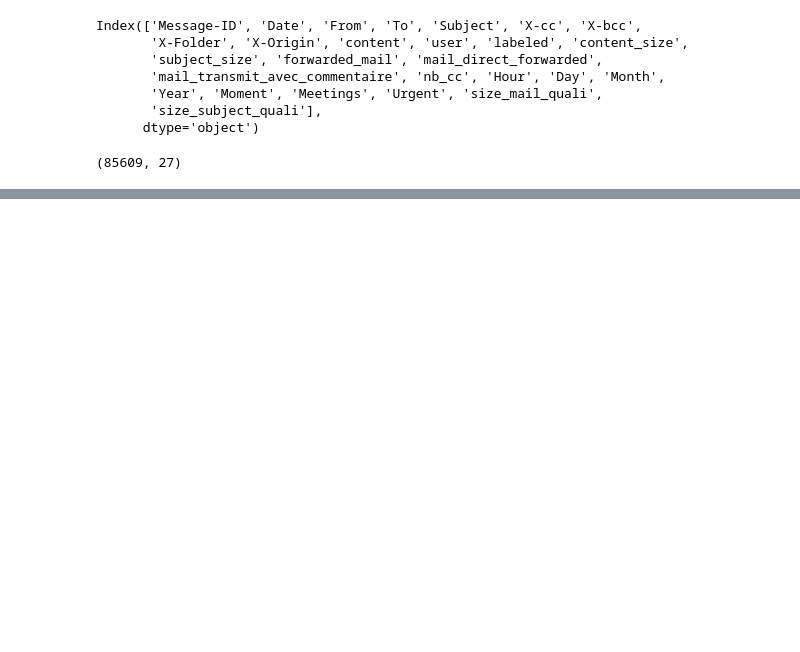
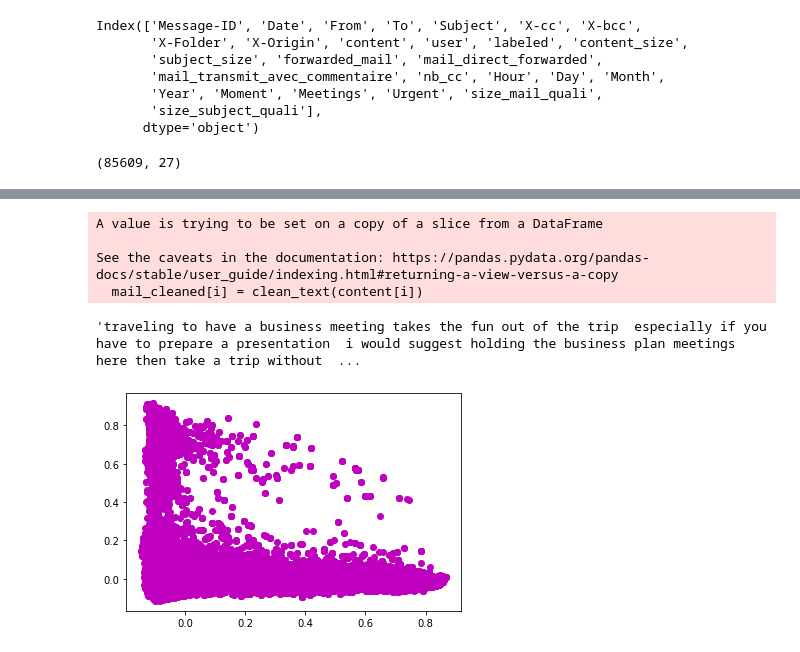
Before and after one commit to Rudy-balzano/ProjetDataScience, a Jupyter notebook: data_processing.ipynb, the cells around one changed output, grey strips where cells are left out. Drawn from its saved outputs; the diff is of its cells as text; code cells hidden in the pictures; blank space fills up the shorter version.

```diff
--- a/data_processing.ipynb
+++ b/data_processing.ipynb
@@ -34,0 +118,2 @@ test = pd.read_csv('/Users/pierreperrin/Desktop/IG4/semestre7/Projet_DataScience
+# %%
+dataset_cleaned = features_engineering(dataset)
@@ -35 +122,3 @@ test = pd.read_csv('/Users/pierreperrin/Desktop/IG4/semestre7/Projet_DataScience
+# %%
+content = dataset_cleaned['content']
 # %%
@@ -60,0 +164,30 @@ test[test['Meetings']==True]
+# %%
+mail_cleaned = content
+
+for i in range(len(content)):
+    mail_cleaned[i] = clean_text(content[i])
+# %% [output]
+A value is trying to be set on a copy of a slice from a DataFrame
+
+See the caveats in the documentation: https://pandas.pydata.org/pandas-docs/stable/user_guide/indexing.html#returning-a-view-versus-a-copy
+  mail_cleaned[i] = clean_text(content[i])
+# %%
+mail_cleaned[1]
+# %% [output]
+'traveling to have a business meeting takes the fun out of the trip  especially if you have to prepare a presentation  i would suggest holding the business plan meetings here then take a trip without  ...
+# %%
+from sklearn.feature_extraction.text import TfidfVectorizer
+from nltk.corpus import stopwords
+
+tfidfconverter = TfidfVectorizer(max_features=1500, min_df=100, max_df=0.7, stop_words=stopwords.words('english'))
+X = tfidfconverter.fit_transform(mail_cleaned)
+# %%
+from sklearn.decomposition import PCA
+import matplotlib.pyplot as plt
+
+X_dense = X.todense()
+coords = PCA(n_components=2).fit_transform(X_dense)
+plt.scatter(coords[:, 0], coords[:, 1], c='m')
+plt.show()
+# %% [output]
+[figure, added]
```
Also changed, not shown: parts of 18 cells of this notebook, 8 other files.
